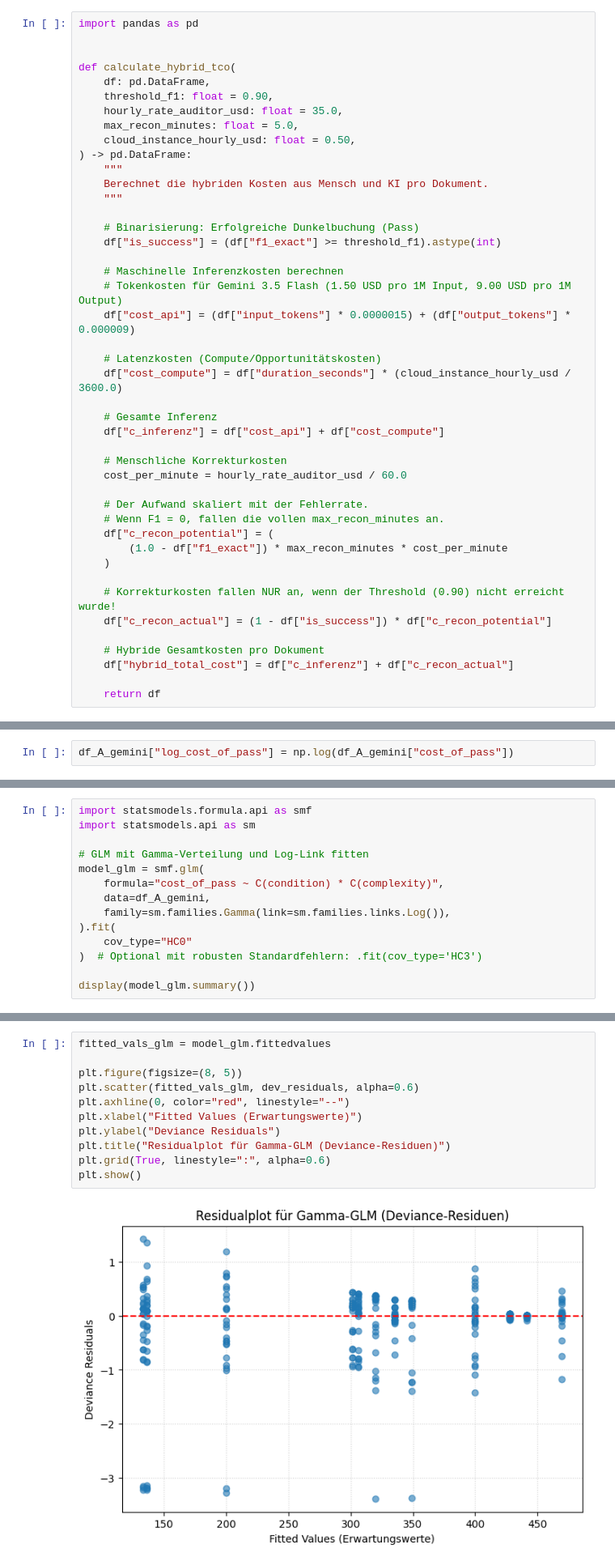
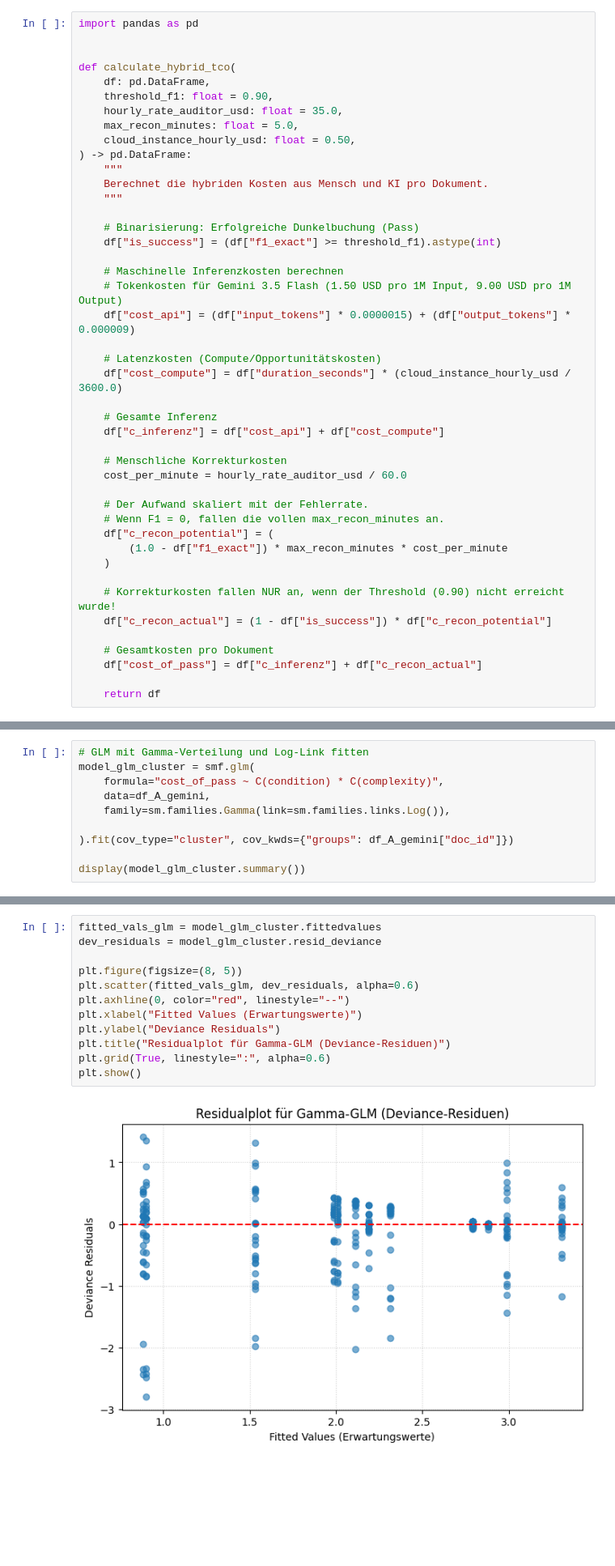
Before and after one commit to StefanEissler/doc-automation-architecture, a Jupyter notebook: notebooks/statistical_evaluation_A_internal.ipynb, the cells around one changed output, grey strips where cells are left out. Shown at 81% size. Cells and saved outputs as stored; diff of their text form; blank space fills up the shorter version.

```diff
--- a/notebooks/statistical_evaluation_A_internal.ipynb
+++ b/notebooks/statistical_evaluation_A_internal.ipynb
@@ -1078,8 +1840,8 @@ def calculate_hybrid_tco(
     # Korrekturkosten fallen NUR an, wenn der Threshold (0.90) nicht erreicht wurde!
     df["c_recon_actual"] = (1 - df["is_success"]) * df["c_recon_potential"]
 
-    # Hybride Gesamtkosten pro Dokument
-    df["hybrid_total_cost"] = df["c_inferenz"] + df["c_recon_actual"]
+    # Gesamtkosten pro Dokument
+    df["cost_of_pass"] = df["c_inferenz"] + df["c_recon_actual"]
 
     return df
 # %%
@@ -1266,2 +1906,0 @@ model_robust = ols("cost_of_pass ~ C(condition) + C(complexity)", data=df_A_gemi
-# %%
-df_A_gemini["log_cost_of_pass"] = np.log(df_A_gemini["cost_of_pass"])
@@ -1272,19 +2017,15 @@ Für Kostenprozesse (rechtsschief, streng positiv, zunehmende Varianz beim Mitte
 # %% [markdown]
     Manning, W.G. & Mullahy, J. (2001). "Estimating log models: to transform or not to transform?" Journal of Health Economics, 20(4), 461–494. — Der Standardaufsatz genau zu deiner Frage: Log-OLS vs. GLM für schiefe, positive Kostendaten. Diskutiert explizit das Retransformations-Problem (Smearing) und wann GLM vorzuziehen ist.
 # %%
-import statsmodels.formula.api as smf
-import statsmodels.api as sm
-
 # GLM mit Gamma-Verteilung und Log-Link fitten
-model_glm = smf.glm(
+model_glm_cluster = smf.glm(
     formula="cost_of_pass ~ C(condition) * C(complexity)",
     data=df_A_gemini,
     family=sm.families.Gamma(link=sm.families.links.Log()),
-).fit(
-    cov_type="HC0"
-)  # Optional mit robusten Standardfehlern: .fit(cov_type='HC3')
 
-display(model_glm.summary())
+).fit(cov_type="cluster", cov_kwds={"groups": df_A_gemini["doc_id"]})
+
+display(model_glm_cluster.summary())
 # %% [output]
 Generalized Linear Model Regression Results
 | Dep. Variable: | cost_of_pass | No. Observations: | 300 |
@@ -1337,13 +2119,14 @@ Anzahl potenzieller Ausreißer (|Deviance-Residual| > 2.5): 11
 # %%
-fitted_vals_glm = model_glm.fittedvalues
+fitted_vals_glm = model_glm_cluster.fittedvalues
+dev_residuals = model_glm_cluster.resid_deviance
 
 plt.figure(figsize=(8, 5))
 plt.scatter(fitted_vals_glm, dev_residuals, alpha=0.6)
 plt.axhline(0, color="red", linestyle="--")
 plt.xlabel("Fitted Values (Erwartungswerte)")
 plt.ylabel("Deviance Residuals")
 plt.title("Residualplot für Gamma-GLM (Deviance-Residuen)")
 plt.grid(True, linestyle=":", alpha=0.6)
 plt.show()
 # %% [output]
-[figure, old version]
+[figure, new version]
```
Also changed, not shown: parts of 103 cells of this notebook, 21 other files.
